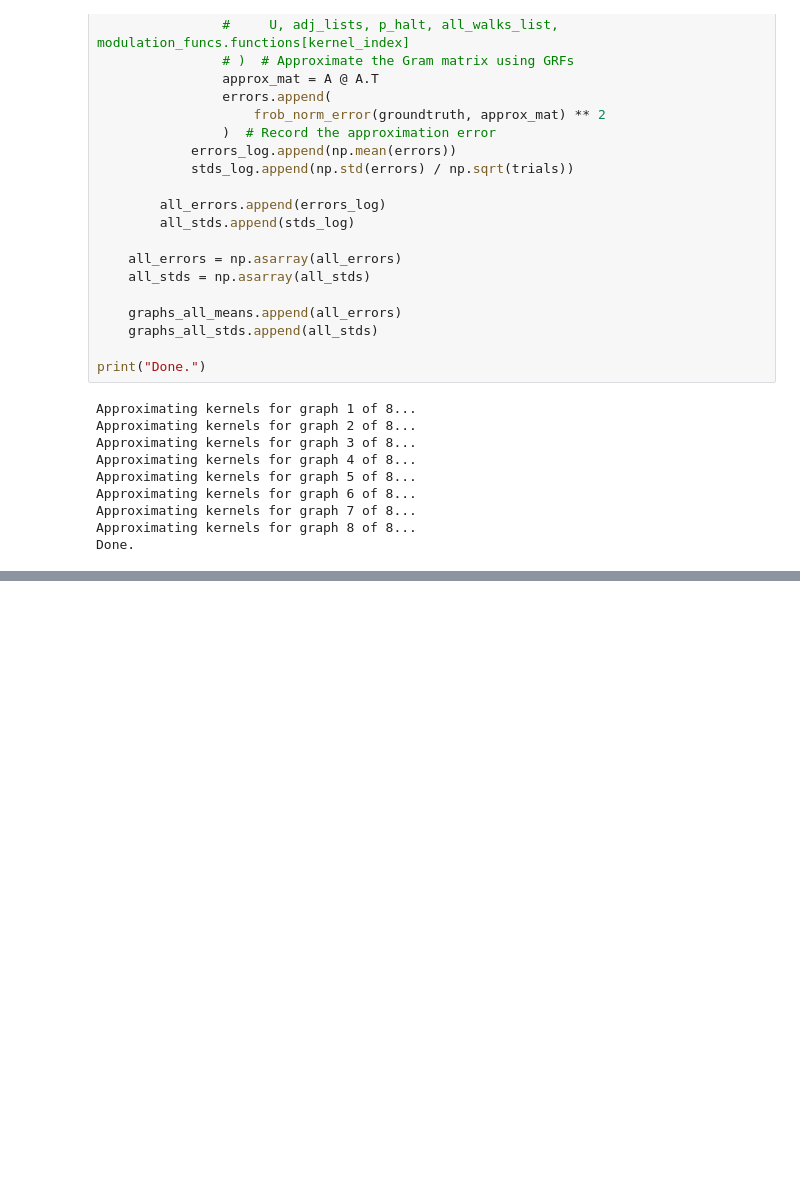
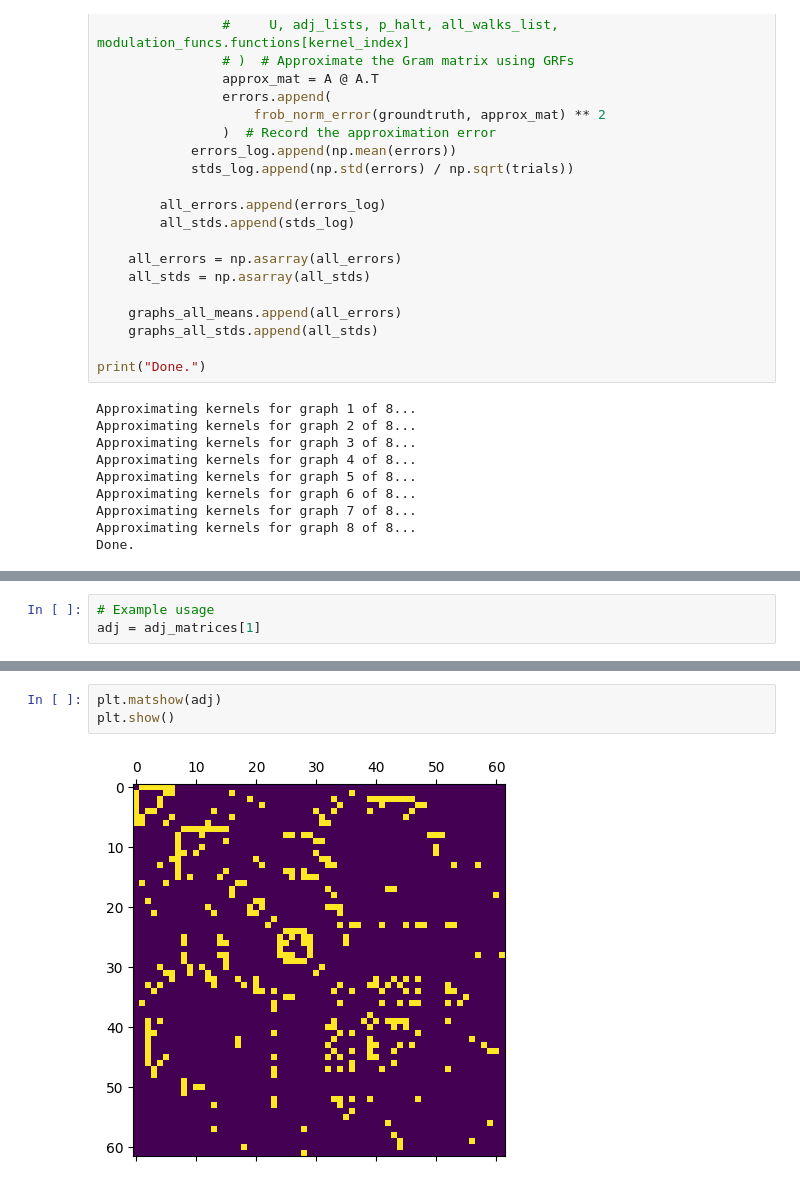
Before and after one commit to ANKer661/g-GRFs-reproduce, a Jupyter notebook: g-GRF.ipynb, the cells around one changed output, grey strips where cells are left out. Saved outputs shown, nothing was run; the diff lists cells and outputs as text; blank space fills up the shorter version.

```diff
--- a/g-GRF.ipynb
+++ b/g-GRF.ipynb
@@ -363,0 +368,3 @@ for A in adj_matrices:
+# %%
+# Example usage
+adj = adj_matrices[1]
@@ -363,0 +383,5 @@ for A in adj_matrices:
+# %%
+plt.matshow(adj)
+plt.show()
+# %% [output]
+[figure, added]
```
Also changed, not shown: parts of 24 cells of this notebook, 1 other file.
